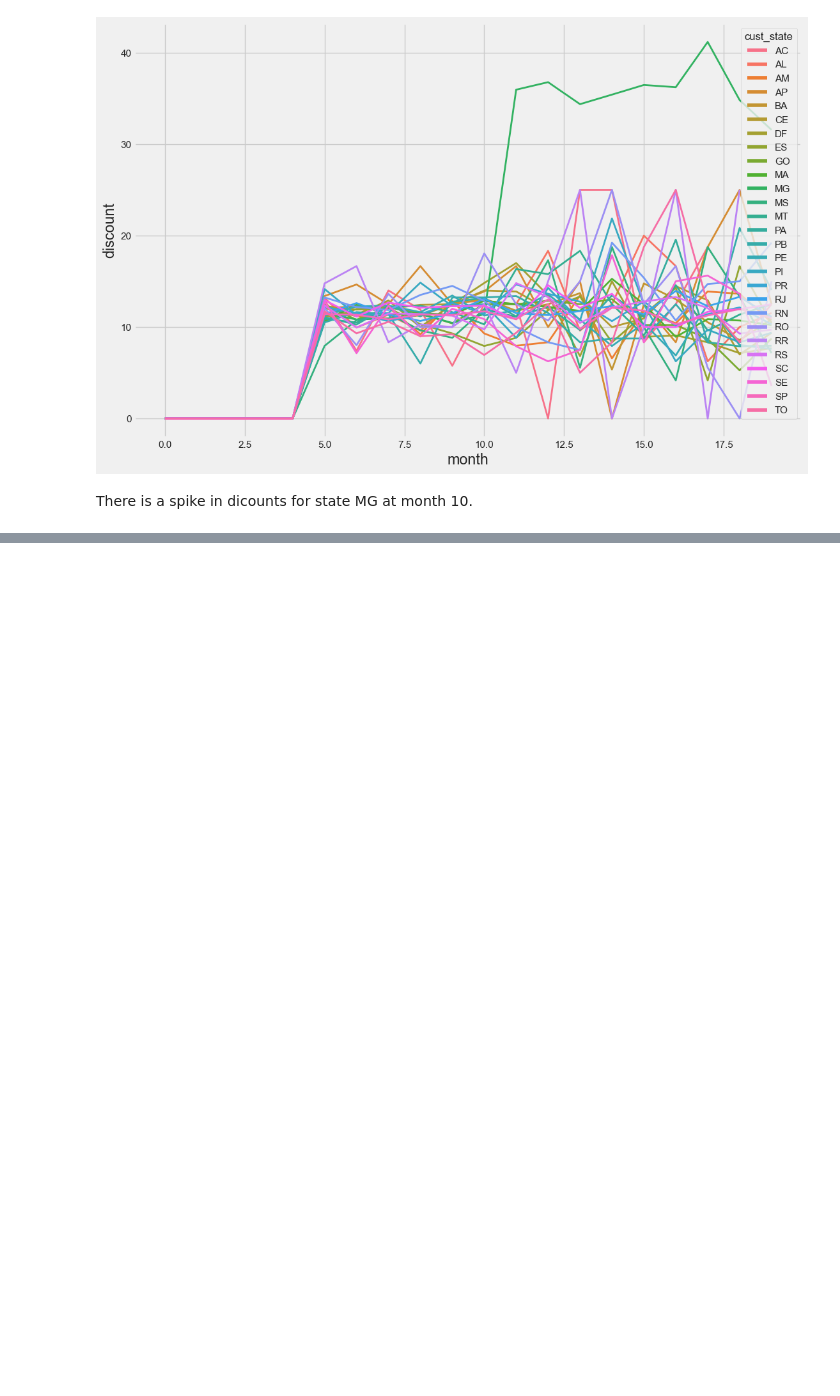
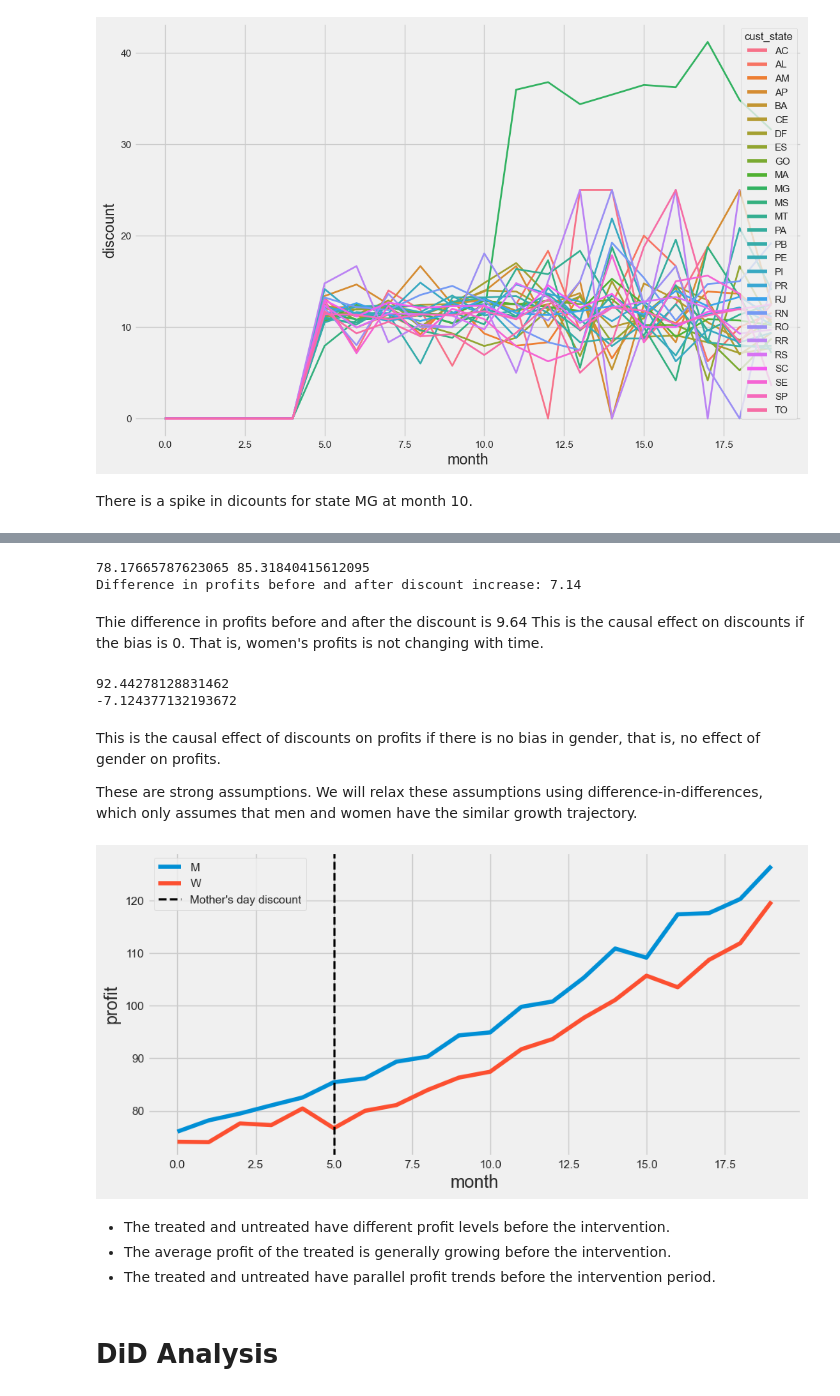
Before and after one commit to GregoryTomy/causal-inference, a Jupyter notebook: difference_in_differences.ipynb, the cells around one changed output, grey strips where cells are left out. Cells and saved outputs as stored; diff of their text form; code cells hidden in the pictures; blank space fills up the shorter version.

Commit message:
did and syntetic control

```diff
--- a/difference_in_differences.ipynb
+++ b/difference_in_differences.ipynb
@@ -140,3 +143,10 @@ sns.lineplot(
 [figure]
 # %% [markdown]
 There is a spike in dicounts for state MG at month 10.
+# %%
+data = data.copy()
+data = data.assign(
+    post_intervention = data["month"] >= 5,  #? include month 5? ANS: Yes.
+    treated = data["gender"] == "W",
+)
+data
@@ -142,0 +167,61 @@ There is a spike in dicounts for state MG at month 10.
+# %%
+#  average profit for treated group before the intervention
+avg_profit_before = (data
+                    .query("treated == True & post_intervention == False")
+                    ["profit"]
+                    .mean())
+
+# average profit for treated group after the intervention
+
+avg_profit_after =(data
+                   .query("treated == True & post_intervention == True")
+                   ["profit"]
+                   .mean())
+print(avg_profit_before, avg_profit_after)
+print(f"Difference in profits before and after discount increase: {avg_profit_after - avg_profit_before:.2f}")
+# %% [output]
+78.17665787623065 85.31840415612095
+Difference in profits before and after discount increase: 7.14
+# %% [markdown]
+Thie difference in profits before and after the discount is 9.64 This is the causal effect on discounts if the bias is 0. That is, women's profits is not changing with time.
+# %%
+avg_profit_men_after = (data
+                            .query("treated == False & post_intervention == True")
+                            ["profit"]
+                            .mean())
+print(avg_profit_men_after)
+
+# difference in profits after the intervention between treated and control
+print(avg_profit_after - avg_profit_men_after)
+# %% [output]
+92.44278128831462
+-7.124377132193672
+# %% [markdown]
+This is the causal effect of discounts on profits if there is no bias in gender, that is, no effect of gender on profits.
+
+These are strong assumptions. We will relax these assumptions using difference-in-differences, which only assumes that men and women have the similar growth trajectory.
+# %%
+plt_df = (data
+            .query("gender == 'W' or gender == 'M'")
+            .groupby(["gender", "month"])
+            ["profit"]
+            .mean()
+            .reset_index())
+
+sns.lineplot(
+    data=plt_df,
+    x="month",
+    y="profit",
+    hue="gender"
+)
+plt.axvline(x=5, linestyle="--", lw=2, color="black", label="Mother's day discount")
+plt.legend()
+plt.savefig("images/did.jpg")
+# %% [output]
+[figure, added]
+# %% [markdown]
+- The treated and untreated have different profit levels before the intervention.
+- The average profit of the treated is generally growing before the intervention.
+- The treated and untreated have parallel profit trends before the intervention period.
+# %% [markdown]
+# DiD Analysis
```
Also changed, not shown: parts of 20 cells of this notebook, 7 other files.
